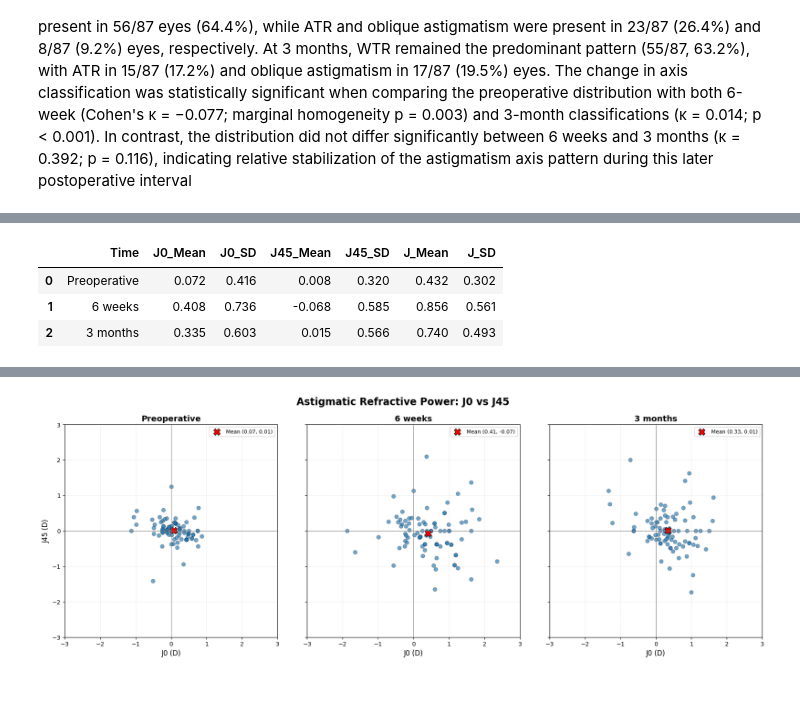
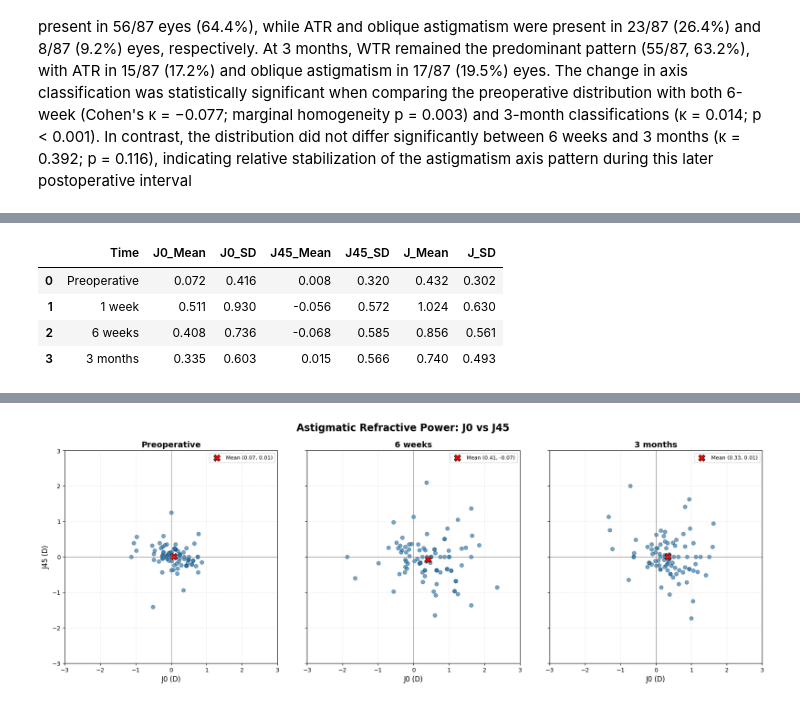
Before and after one commit to krishnacharyaprabhakar-lgtm/AI-Ophthalmology-Dashboard, a Jupyter notebook: pva_study_Egypt_30_8_26.ipynb, the cells around one changed output, grey strips where cells are left out. Cells and saved outputs as stored; diff of their text form; code cells hidden in the pictures.

```diff
--- a/pva_study_Egypt_30_8_26.ipynb
+++ b/pva_study_Egypt_30_8_26.ipynb
@@ -1386,14 +1505,14 @@ import pandas as pd
 import numpy as np
 
 # -----------------------------------------
-# STEP 1: Ensure 6-week axis is numeric
+# STEP 1: Ensure 1-week axis is numeric
 # -----------------------------------------
-sorted_data['Axis6wk_minus'] = pd.to_numeric(
-    sorted_data['Axis6wk_minus'], errors='coerce'
+sorted_data['Axis1wk_minus'] = pd.to_numeric(
+    sorted_data['Axis1wk_minus'], errors='coerce'
 )
 
 # Normalize axis to 0–180°
-sorted_data['Axis6wk_minus'] = sorted_data['Axis6wk_minus'] % 180
+sorted_data['Axis1wk_minus'] = sorted_data['Axis1wk_minus'] % 180
 
 
 # -----------------------------------------
@@ -1415,7 +1534,10 @@ def classify_astigmatism(axis):
     # Oblique: 30–60° or 120–150°
     else:
         return 'Oblique'
-
+# create 1 wk classificatin
+sorted_data['Postop_1wk_Astigmatism_Type'] = (
+    sorted_data['Axis1wk_minus'].apply(classify_astigmatism)
+)
 
 # -----------------------------------------
 # STEP 3: Create 6-week classification
@@ -1524,6 +1646,10 @@ sorted_data["Preop_Astigmatism_Type"] = sorted_data["PreopA1"].apply(
     classify_astigmatism
 )
 
+sorted_data["Postop_1wk_Astigmatism_Type"] = sorted_data["Axis1wk_minus"].apply(
+    classify_astigmatism
+)
+
 sorted_data["Postop_6wk_Astigmatism_Type"] = sorted_data["Axis6wk_minus"].apply(
     classify_astigmatism
 )
@@ -1531,6 +1657,16 @@ sorted_data["Postop_6wk_Astigmatism_Type"] = sorted_data["Axis6wk_minus"].apply(
 sorted_data["Postop_3mth_Astigmatism_Type"] = sorted_data["Axis3mth_minus"].apply(
     classify_astigmatism
 )
+
+# preop to 1 wk transition
+transition_preop_1wk = pd.crosstab(
+    sorted_data['Preop_Astigmatism_Type'],
+    sorted_data['Postop_1wk_Astigmatism_Type'],
+    margins=True
+)
+print("Preoperative → 1-week transition")
+display(transition_preop_1wk)
+
 
 # ---------------------------------------------------------
 # PREOP → 6 WEEK TRANSITION
@@ -2118,6 +2306,9 @@ def classify_astigmatism(axis):
 sorted_data["Preop_Astigmatism_Type"] = sorted_data["PreopA1"].apply(
     classify_astigmatism
 )
+sorted_data["Postop_1wk_Astigmatism_Type"] = sorted_data["Axis1wk_minus"].apply(
+    classify_astigmatism
+)
 
 sorted_data["Postop_6wk_Astigmatism_Type"] = sorted_data["Axis6wk_minus"].apply(
     classify_astigmatism
@@ -2136,6 +2327,7 @@ categories = ["WTR", "ATR", "Oblique"]
 
 time_points = {
     "Preoperative": "Preop_Astigmatism_Type",
+    "1 week": "Postop_1wk_Astigmatism_Type",
     "6 weeks": "Postop_6wk_Astigmatism_Type",
     "3 months": "Postop_3mth_Astigmatism_Type"
 }
@@ -2177,7 +2369,7 @@ plot_data = summary.pivot(
 )
 
 plot_data = plot_data.loc[
-    ["Preoperative", "6 weeks", "3 months"]
+    ["Preoperative", "1 week", "6 weeks", "3 months"]
 ]
 
 print("\nPercentage table:")
@@ -2293,7 +2489,7 @@ Percentage table:
 # ============================================================
 # LINE GRAPH OF ASTIGMATIC VECTORS
 # J0, J45 and J
-# Preoperative → 6 weeks → 3 months
+# Preoperative → 1 week to 6 weeks → 3 months
 # ============================================================
 
 import pandas as pd
@@ -2304,11 +2500,11 @@ import matplotlib.pyplot as plt
 # STEP 1: Define variables
 # ------------------------------------------------------------
 
-time_points = ["Preoperative", "6 weeks", "3 months"]
+time_points = ["Preoperative", "1 week","6 weeks", "3 months"]
 
-j0_cols = ["Preop_J0", "J0_6wk", "J0_3mth"]
-j45_cols = ["Preop_J45", "J45_6wk", "J45_3mth"]
-j_cols = ["Preop_J", "J_6wk", "J_3mth"]
+j0_cols = ["Preop_J0", "J0_1wk", "J0_6wk", "J0_3mth"]
+j45_cols = ["Preop_J45", "J45_1wk", "J45_6wk", "J45_3mth"]
+j_cols = ["Preop_J", "J_1wk", "J_6wk", "J_3mth"]
 
 
 # ------------------------------------------------------------
@@ -2320,35 +2516,36 @@ summary = pd.DataFrame({
 
     "J0_Mean": [
         sorted_data[col].mean() for col in j0_cols
     ],
 
     "J0_SD": [
         sorted_data[col].std() for col in j0_cols
     ],
 
     "J45_Mean": [
         sorted_data[col].mean() for col in j45_cols
     ],
 
     "J45_SD": [
         sorted_data[col].std() for col in j45_cols
     ],
 
     "J_Mean": [
         sorted_data[col].mean() for col in j_cols
     ],
 
     "J_SD": [
         sorted_data[col].std() for col in j_cols
     ]
 })
 
 display(summary.round(3))
 # %% [output]
 |  | Time | J0_Mean | J0_SD | J45_Mean | J45_SD | J_Mean | J_SD |
 | 0 | Preoperative | 0.072 | 0.416 | 0.008 | 0.320 | 0.432 | 0.302 |
-| 1 | 6 weeks | 0.408 | 0.736 | -0.068 | 0.585 | 0.856 | 0.561 |
-| 2 | 3 months | 0.335 | 0.603 | 0.015 | 0.566 | 0.740 | 0.493 |
+| 1 | 1 week | 0.511 | 0.930 | -0.056 | 0.572 | 1.024 | 0.630 |
+| 2 | 6 weeks | 0.408 | 0.736 | -0.068 | 0.585 | 0.856 | 0.561 |
+| 3 | 3 months | 0.335 | 0.603 | 0.015 | 0.566 | 0.740 | 0.493 |
 # %%
 # ============================================================
 # STEP 3: LINE GRAPH
```
Also changed, not shown: parts of 22 cells of this notebook.
